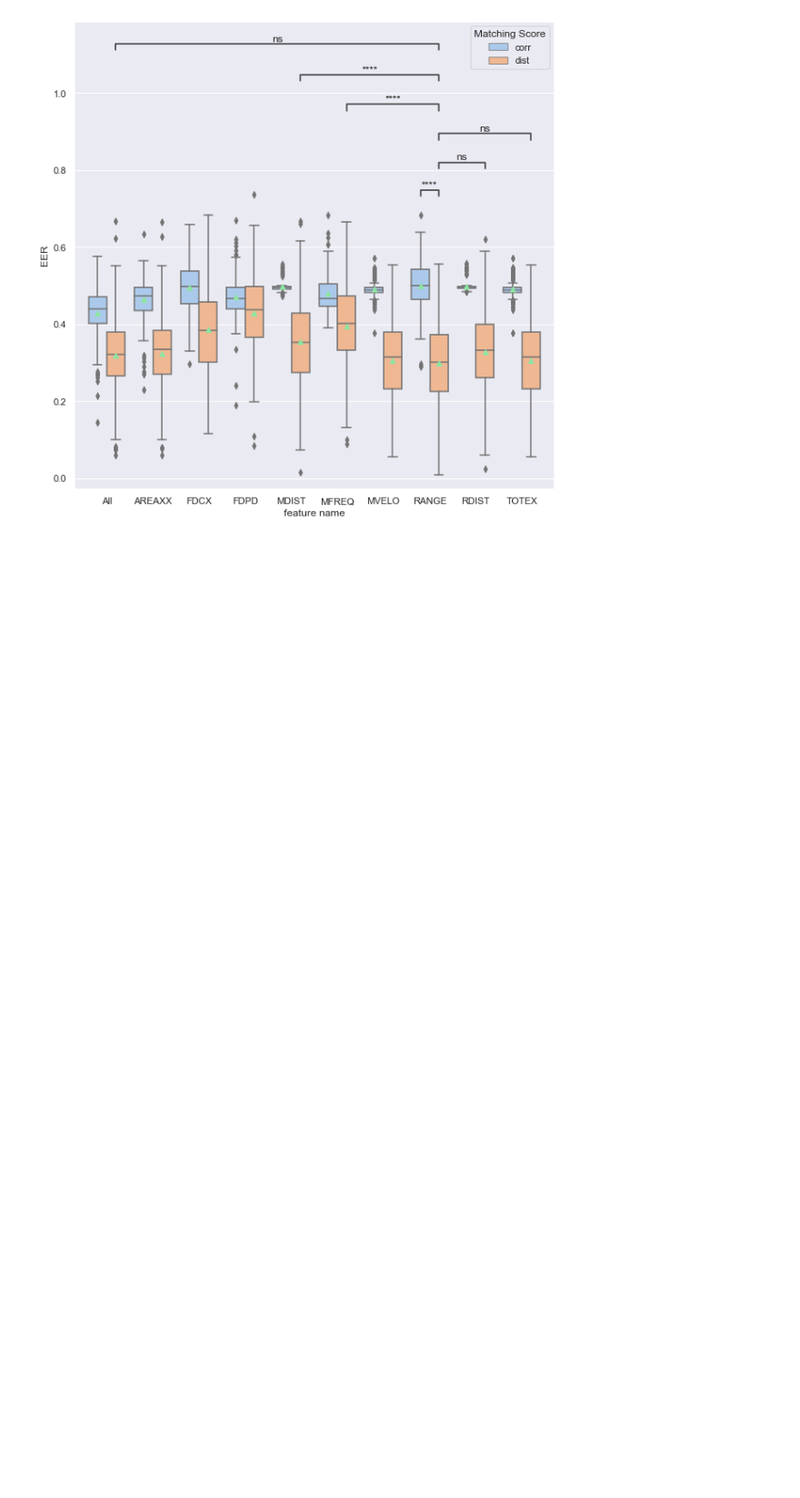
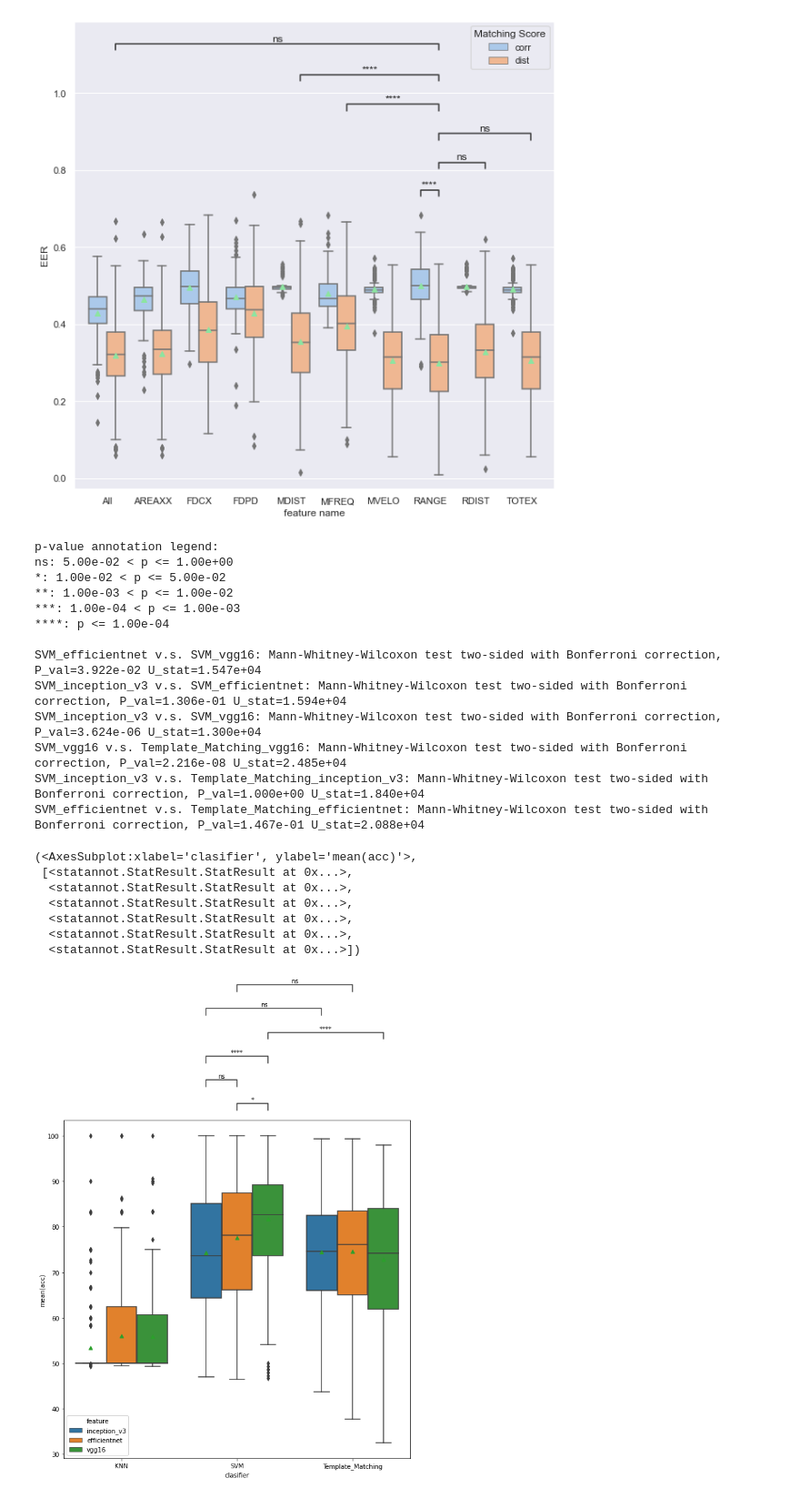
Before and after one commit to SKazemii/Worksheet, a Jupyter notebook: Codes/noteBook.ipynb, the cells around one changed output. Shown: that part at 91% size. Drawn from its saved outputs; the diff is of its cells as text; code cells hidden in the pictures; blank space fills up the shorter version.

Commit message:
u results

```diff
--- a/Codes/noteBook.ipynb
+++ b/Codes/noteBook.ipynb
@@ -297,3 +300,58 @@ All_dist v.s. RANGE_dist: Mann-Whitney-Wilcoxon test two-sided with Bonferroni c
   <statannot.StatResult.StatResult at 0x...>,
   <statannot.StatResult.StatResult at 0x...>])
 [figure]
+# %%
+working_path = os.getcwd()
+
+path = os.path.join(working_path[:-5], "Results.xlsx")
+
+df = pd.read_excel(path, index_col = 0)
+
+
+data = df
+hue = "feature"
+x = "clasifier"
+y = "mean(acc)"
+# ["knn_classifier", "svm_classifier", "Template_Matching_classifier"]
+# space1=["vgg16.VGG16", "resnet50.ResNet50", "efficientnet.EfficientNetB0"]
+box_pairs=[
+
+    (('Template_Matching','vgg16'),('SVM', 'vgg16')),
+    (('Template_Matching','inception_v3'),('SVM', 'inception_v3')),
+    (('Template_Matching','efficientnet'),('SVM', 'efficientnet')),
+    (('SVM','vgg16'),('SVM', 'inception_v3')),
+    (('SVM','vgg16'),('SVM', 'efficientnet')),
+    (('SVM','efficientnet'),('SVM', 'inception_v3')),
+    ]
+
+plt.figure(figsize=(10,10))
+# g = sns.catplot(x=x, y=y,
+#                  col=hue,
+#                 data=data, kind="box",
+#                 height=4, aspect=.7)
+ax = sns.boxplot(data=data, y=y,  x=x, hue=hue, showmeans=True,)
+add_stat_annotation(ax, data=data, y=y, x=x, hue=hue,
+                    box_pairs=box_pairs,
+                    test='Mann-Whitney', text_format='star', loc='outside', verbose=2)
+# %% [output]
+p-value annotation legend:
+ns: 5.00e-02 < p <= 1.00e+00
+*: 1.00e-02 < p <= 5.00e-02
+**: 1.00e-03 < p <= 1.00e-02
+***: 1.00e-04 < p <= 1.00e-03
+****: p <= 1.00e-04
+
+SVM_efficientnet v.s. SVM_vgg16: Mann-Whitney-Wilcoxon test two-sided with Bonferroni correction, P_val=3.922e-02 U_stat=1.547e+04
+SVM_inception_v3 v.s. SVM_efficientnet: Mann-Whitney-Wilcoxon test two-sided with Bonferroni correction, P_val=1.306e-01 U_stat=1.594e+04
+SVM_inception_v3 v.s. SVM_vgg16: Mann-Whitney-Wilcoxon test two-sided with Bonferroni correction, P_val=3.624e-06 U_stat=1.300e+04
+SVM_vgg16 v.s. Template_Matching_vgg16: Mann-Whitney-Wilcoxon test two-sided with Bonferroni correction, P_val=2.216e-08 U_stat=2.485e+04
+SVM_inception_v3 v.s. Template_Matching_inception_v3: Mann-Whitney-Wilcoxon test two-sided with Bonferroni correction, P_val=1.000e+00 U_stat=1.840e+04
+SVM_efficientnet v.s. Template_Matching_efficientnet: Mann-Whitney-Wilcoxon test two-sided with Bonferroni correction, P_val=1.467e-01 U_stat=2.088e+04
+(<AxesSubplot:xlabel='clasifier', ylabel='mean(acc)'>,
+ [<statannot.StatResult.StatResult at 0x...>,
+  <statannot.StatResult.StatResult at 0x...>,
+  <statannot.StatResult.StatResult at 0x...>,
+  <statannot.StatResult.StatResult at 0x...>,
+  <statannot.StatResult.StatResult at 0x...>,
+  <statannot.StatResult.StatResult at 0x...>])
+[figure, added]
```
Also changed, not shown: parts of 2 cells of this notebook, 10 other files.
